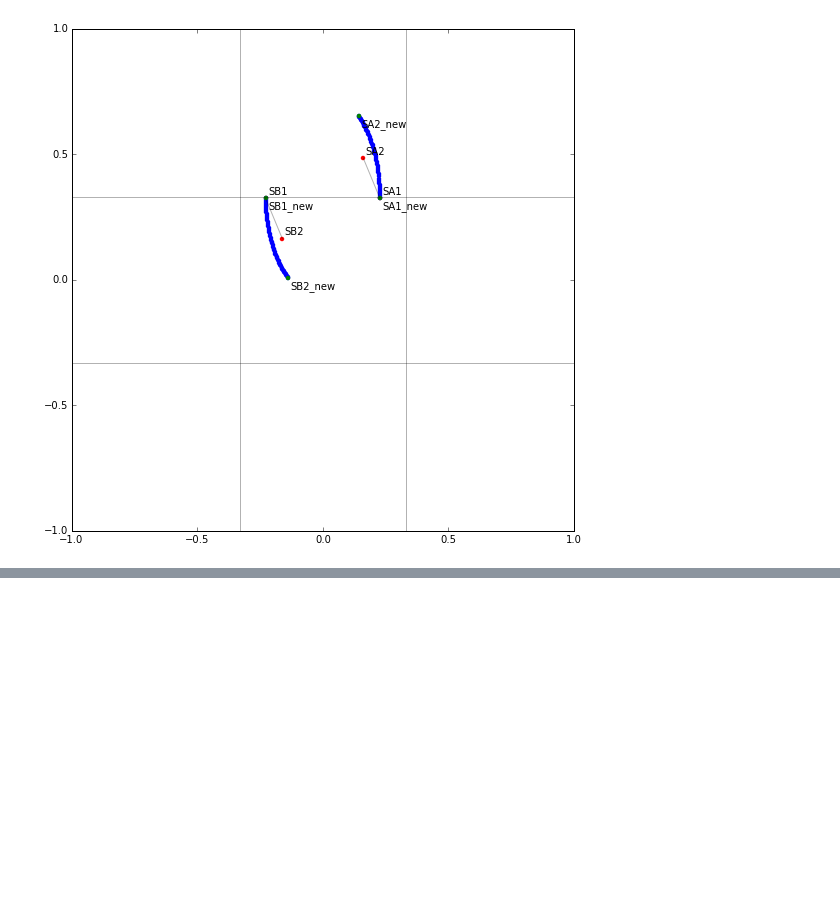
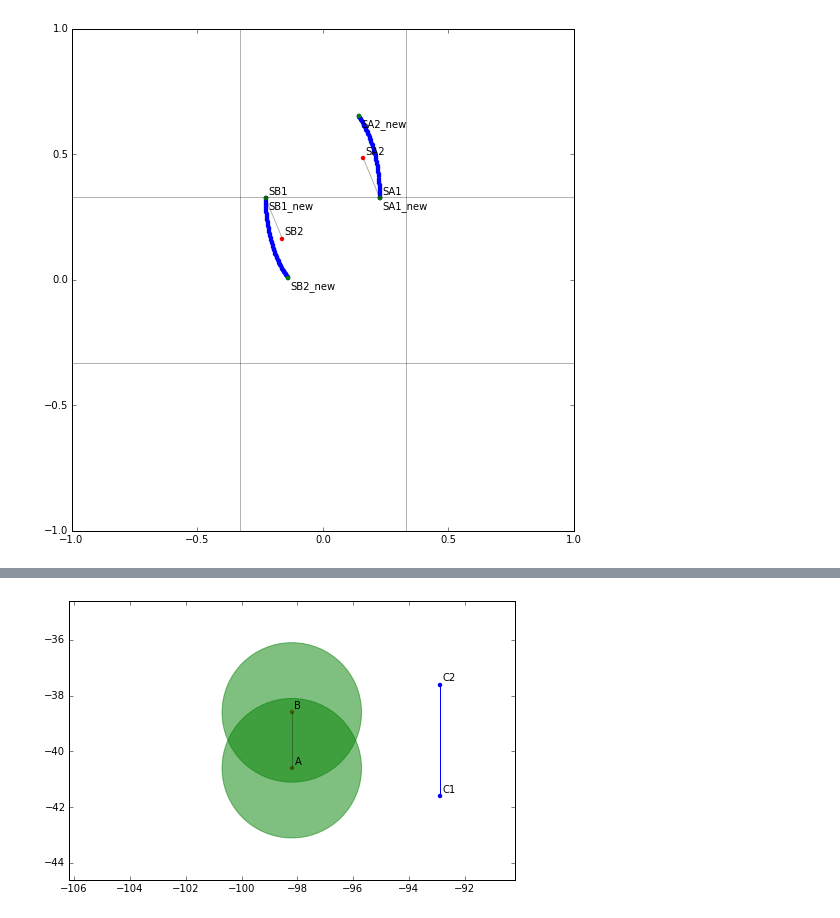
Before and after one commit to njoubert/spooky, a Jupyter notebook: experiments/ipython/22 - JE - Simple orientation tests.ipynb, the cells around one changed output, grey strips where cells are left out. Saved outputs shown, nothing was run; the diff lists cells and outputs as text; code cells hidden in the pictures; blank space fills up the shorter version.

```diff
--- a/experiments/ipython/22 - JE - Simple orientation tests.ipynb
+++ b/experiments/ipython/22 - JE - Simple orientation tests.ipynb
@@ -405,0 +506,24 @@ re:  [-0.22760098  0.32369917]
+# %%
+# Straight line
+min_dist = 2.5
+PA_1 = toric.Vector3(PA[0], PA[1], PA[2])
+PB_1 = toric.Vector3(PB[0], PB[1], PB[2])
+dist = la.norm(PA - PB)
+
+C_1 = toric.Vector3(C[0], C[1] - dist, C[2])
+C_2 = toric.Vector3(C[0], C[1] + dist, C[2])
+
+SA_1 = toric.Vector2(SA[0], SA[1])
+SB_1 = toric.Vector2(SB[0], SB[1])
+
+# linearly interpolated position trajectory
+C_x_lin = np.linspace(C_1.x(),C_2.x())
+C_y_lin = np.linspace(C_1.y(),C_2.y())
+C_z_lin = np.linspace(C_1.z(),C_2.z())
+
+t = np.linspace(0,1)
+sigma = np.c_[C_x_lin, C_y_lin, C_z_lin]
+
+drawSetup(fudgeY_neg=4)
+# %% [output]
+[figure, added]
```
Also changed, not shown: parts of 9 cells of this notebook, 1 other file.
